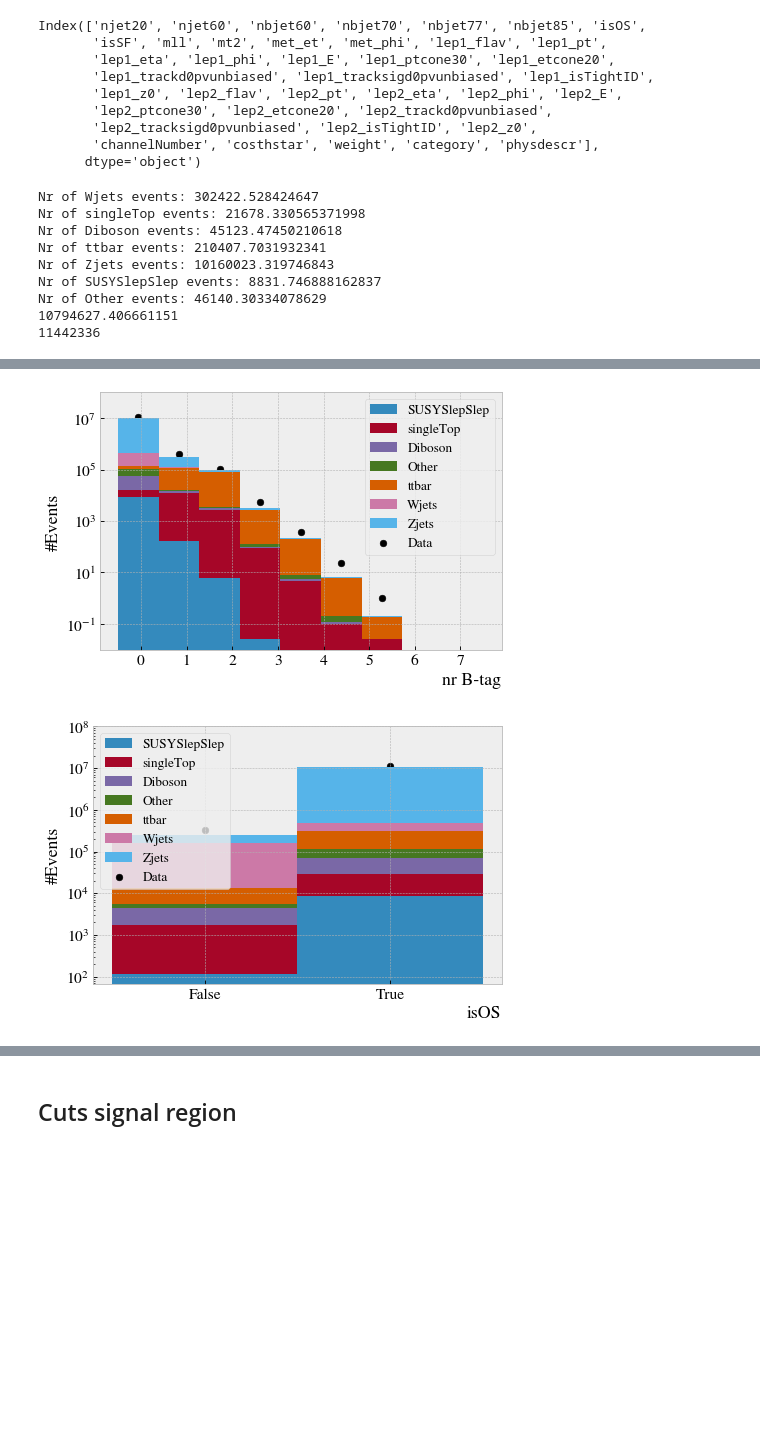
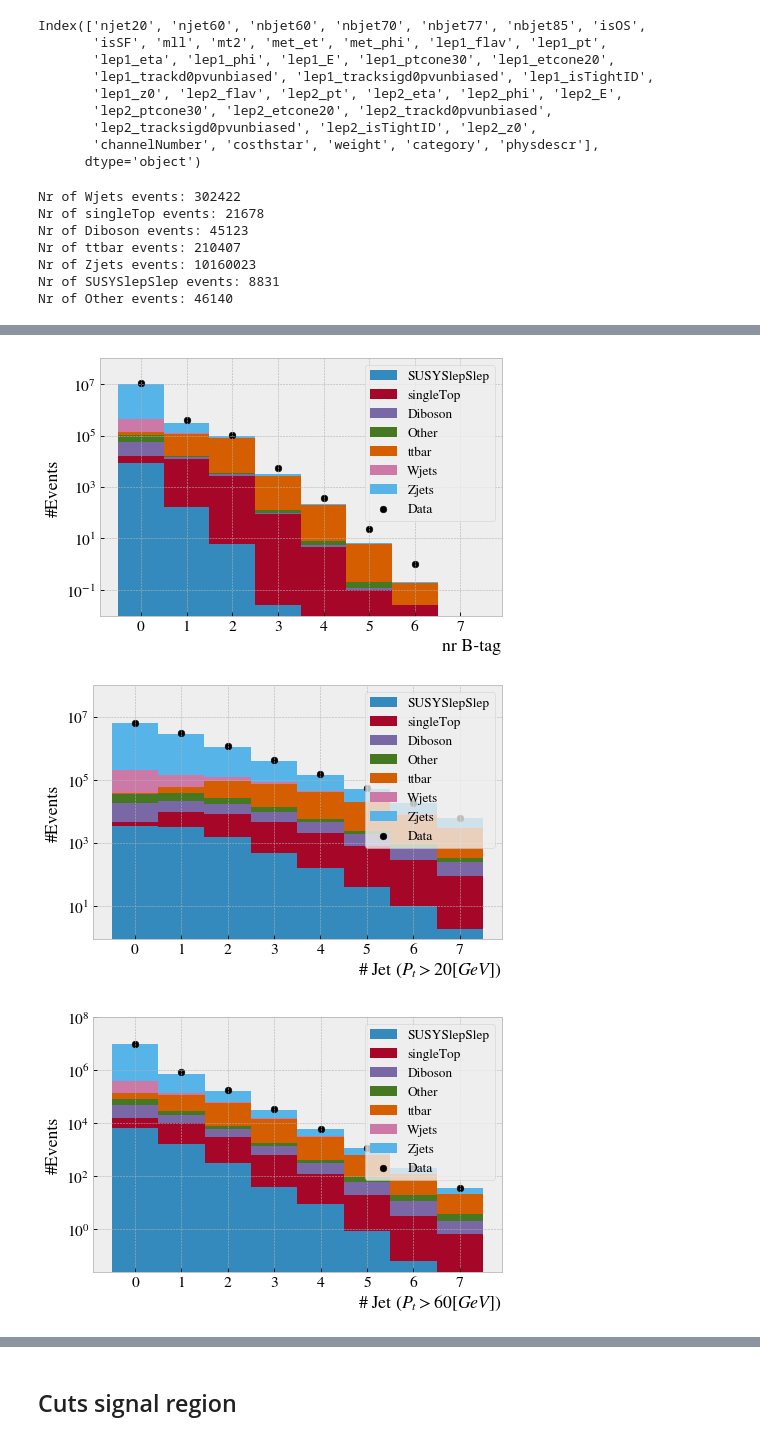
Before and after one commit to WilliamHirst/FYS5555, a Jupyter notebook: Proj3/new_notebooks/Histo.ipynb, the cells around one changed output, grey strips where cells are left out. Drawn from its saved outputs; the diff is of its cells as text; code cells hidden in the pictures; blank space fills up the shorter version.

```diff
--- a/Proj3/new_notebooks/Histo.ipynb
+++ b/Proj3/new_notebooks/Histo.ipynb
@@ -50,8 +53,10 @@ df_mep = []
 df_mll = []
 df_mt2 = []
 df_bTag = []
+df_njet20 = []
+df_njet60 = []
 df_isOS = []
-nr_events = []
+nr_events_BC = []
 weights = []
 
 for i in range(len(cats)):
@@ -64,14 +69,15 @@ for i in range(len(cats)):
     df_mll.append(df_cat["mll"].ravel()/1000)
     df_mt2.append(df_cat["mt2"].ravel()/1000)
     df_bTag.append(df_cat["nbjet77"].ravel())
+    df_njet20.append(df_cat["njet20"].ravel())
+    df_njet60.append(df_cat["njet60"].ravel())
     df_isOS.append(df_cat["isOS"].ravel())
-    nr_events.append(np.sum(weights[i].array))
+    nr_events_BC.append(np.sum(weights[i].array))
 
-    print(f"Nr of {cats[i]} events: {nr_events[i]}")
+    print(f"Nr of {cats[i]} events: {int(nr_events_BC[i])}")
 
-print(sum(nr_events))
-print(len(df_data))
-sort_indx = sorted(range(len(nr_events)), key=lambda k: nr_events[k])
+
+sort_indx = sorted(range(len(nr_events_BC)), key=lambda k: nr_events_BC[k])
 
 
 df_pt1 = [df_pt1[i] for i in sort_indx]
@@ -80,21 +86,20 @@ df_mep = [df_mep[i] for i in sort_indx]
 df_mll = [df_mll[i] for i in sort_indx]
 df_mt2 = [df_mt2[i] for i in sort_indx]
 df_bTag = [df_bTag[i] for i in sort_indx]
+df_njet20 = [df_njet20[i] for i in sort_indx]
+df_njet60 = [df_njet60[i] for i in sort_indx]
 df_isOS = [df_isOS[i] for i in sort_indx]
 cats = [cats[i] for i in sort_indx]
 weights = [weights[i] for i in sort_indx]
 # %% [output]
-Nr of Wjets events: 302422.528424647
-Nr of singleTop events: 21678.330565371998
-Nr of Diboson events: 45123.47450210618
-Nr of ttbar events: 210407.7031932341
-Nr of Zjets events: 10160023.319746843
-Nr of SUSYSlepSlep events: 8831.746888162837
-Nr of Other events: 46140.30334078629
-10794627.406661151
-11442336
+Nr of Wjets events: 302422
+Nr of singleTop events: 21678
+Nr of Diboson events: 45123
+Nr of ttbar events: 210407
+Nr of Zjets events: 10160023
+Nr of SUSYSlepSlep events: 8831
+Nr of Other events: 46140
 # %%
-
 N, bins = np.histogram(df_data["lep1_pt"]/1000, bins = 25, range=(0,500))
 x = (np.array(bins[0:-1]) + np.array(bins[1:]))/2
 fig = plt.figure(num=0, dpi=80, facecolor='w', edgecolor='k')
@@ -164,21 +169,55 @@ plt.ylim(top = 1e8)
 plt.savefig("figures/mT2.pdf")
 plt.show()
 
-N, bins = np.histogram(df_data["nbjet77"], bins = 9, range=(0,8))
+N, bins = np.histogram(df_data["nbjet77"], np.arange(9)-0.5)
 x = (np.array(bins[0:-1]) + np.array(bins[1:]))/2
 
 plt.figure(num=0, dpi=80, facecolor='w', edgecolor='k')
 plt.yscale("log")
-plt.xticks(np.arange(9)+0.5, labels = [f"{i}" for i in range(9)])
+plt.xticks(np.arange(9)+(bins[0]+bins[1])/2, labels = [f"{i}" for i in range(9)])
 plt.xlabel(r"nr B-tag", fontsize=16, loc = "right")
 plt.ylabel("#Events", fontsize=16)
-plt.hist(df_bTag, weights = weights, bins = 9, range=(0,8), stacked = True, label = cats)
+plt.hist(df_bTag, weights = weights, bins = np.arange(9)-0.5+(bins[0]+bins[1])/2, stacked = True, label = cats)
 plt.scatter(x, N, c = "black", label = "Data")
 plt.legend(fontsize=12)
 plt.tight_layout(pad=1.1, w_pad=0.7, h_pad=0.2)
 plt.ylim(top = 1e8)
 plt.savefig("figures/bTag.pdf")
 plt.show()
+
+
+N, bins = np.histogram(df_data["njet20"], np.arange(9)-0.5)
+x = (np.array(bins[0:-1]) + np.array(bins[1:]))/2
+
+plt.figure(num=0, dpi=80, facecolor='w', edgecolor='k')
+plt.yscale("log")
+plt.xticks(np.arange(9)+(bins[0]+bins[1])/2, labels = [f"{i}" for i in range(9)])
+plt.xlabel(r"# Jet $(P_t>20[GeV])$", fontsize=16, loc = "right")
+plt.ylabel("#Events", fontsize=16)
+plt.hist(df_njet20, weights = weights, bins = np.arange(9)-0.5+(bins[0]+bins[1])/2, stacked = True, label = cats)
+plt.scatter(x, N, c = "black", label = "Data")
+plt.legend(fontsize=12)
+plt.tight_layout(pad=1.1, w_pad=0.7, h_pad=0.2)
+plt.ylim(top = 1e8)
+plt.savefig("figures/njet20.pdf")
+plt.show()
+
+N, bins = np.histogram(df_data["njet60"], np.arange(9)-0.5)
+x = (np.array(bins[0:-1]) + np.array(bins[1:]))/2
+
+plt.figure(num=0, dpi=80, facecolor='w', edgecolor='k')
+plt.yscale("log")
+plt.xticks(np.arange(9)+(bins[0]+bins[1])/2, labels = [f"{i}" for i in range(9)])
+plt.xlabel(r"# Jet $(P_t>60[GeV])$", fontsize=16, loc = "right")
+plt.ylabel("#Events", fontsize=16)
+plt.hist(df_njet60, weights = weights, bins = np.arange(9)-0.5+(bins[0]+bins[1])/2, stacked = True, label = cats)
+plt.scatter(x, N, c = "black", label = "Data")
+plt.legend(fontsize=12)
+plt.tight_layout(pad=1.1, w_pad=0.7, h_pad=0.2)
+plt.ylim(top = 1e8)
+plt.savefig("figures/njet60.pdf")
+plt.show()
+
 
 
 N, bins = np.histogram(df_data["isOS"], bins = 2, range=(0,1))
@@ -205,2 +244,3 @@ plt.show()
-[figure, old version]
+[figure, new version]
-[figure, old version]
+[figure, new version]
+[figure, added]
```
Also changed, not shown: parts of 13 cells of this notebook, 1 other file.
